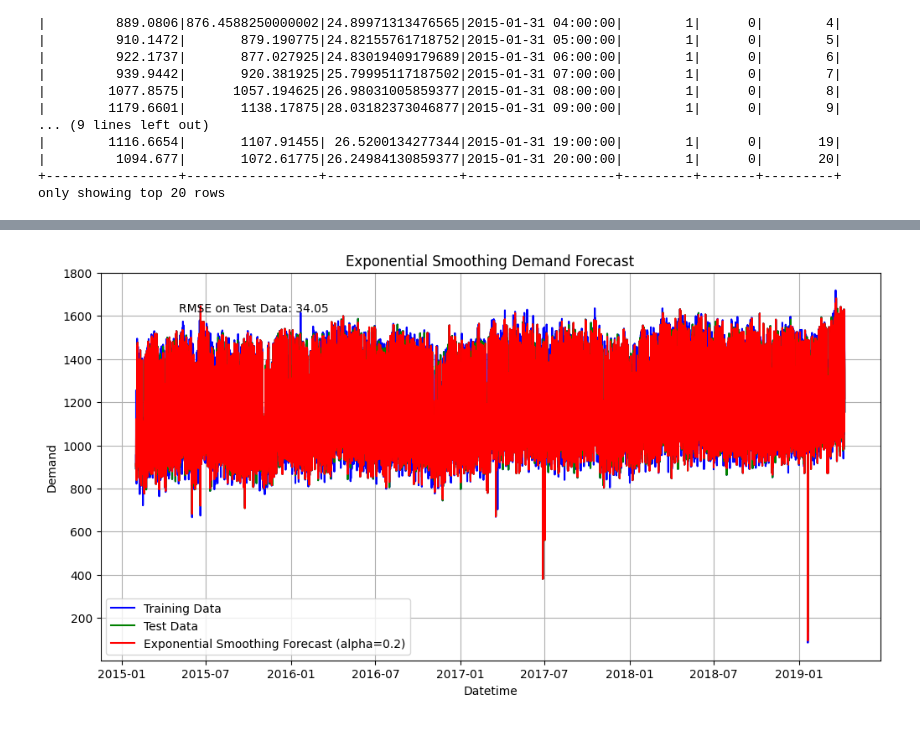
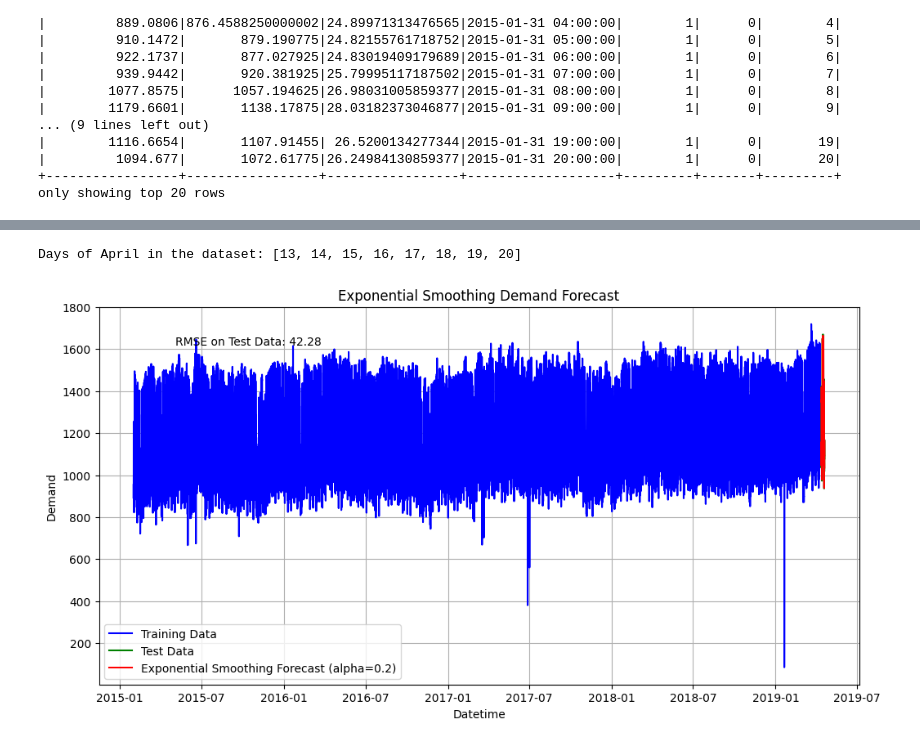
Before and after one commit to jvestell/JTXBigData, a Jupyter notebook: custom_algorithms_spark.ipynb, the cells around one changed output, grey strips where cells are left out. Drawn from its saved outputs; the diff is of its cells as text; code cells hidden in the pictures.

```diff
--- a/custom_algorithms_spark.ipynb
+++ b/custom_algorithms_spark.ipynb
@@ -1,6 +1,5 @@
 # %%
 from pymongo import MongoClient
-import pandas as pd
 from pyspark.sql import SparkSession
 from bson import ObjectId
 
@@ -9,16 +8,18 @@ client = MongoClient('mongodb+srv://JTXBigData:pJRAyKW9QnqE7B1G@jtxbigdatacluste
 db = client['JTXBigDataCluster']
 collection = db['training-flattened']
 
-# Retrieve data from MongoDB
-mongo_data = [{k:str(v) if isinstance(v, ObjectId) else v for k, v in doc.items()} for doc in collection.find()]
+# Initialize Spark Session
+spark = SparkSession.builder.appName("MongoDBToSpark").getOrCreate()
 
-rdd=spark.sparkContext.parallelize(mongo_data)
+# Retrieve data from MongoDB and remove _id field
+mongo_data = [{k: str(v) if isinstance(v, ObjectId) else v for k, v in doc.items() if k != '_id'} for doc in collection.find()]
 
+# Convert list of dictionaries to RDD
+rdd = spark.sparkContext.parallelize(mongo_data)
 
-# Convert Pandas DataFrame to Spark DataFrame
+# Convert RDD to Spark DataFrame
 spark_df = spark.createDataFrame(rdd)
 
-spark_df = spark_df.drop('_id')
 # Show the Spark DataFrame
 spark_df.show()
 # %% [output]
@@ -39,3 +40,14 @@ spark_df.show()
 |         1094.677|       1072.61775|26.24984130859377|2015-01-31 20:00:00|        1|      0|       20|
 +-----------------+-----------------+-----------------+-------------------+---------+-------+---------+
 only showing top 20 rows
+# %%
+# Reading Excel file into a pandas DataFrame
+pandas_test_df = pd.read_excel("./data/test_dataframes.xlsx")
+# List of columns you want to keep
+columns_to_keep = ["datetime", "DEMAND", "MA_X-4", "holiday", "dayOfWeek", "hourOfDay", "T2M_toc"]
+
+# Drop all other columns except the ones specified in 'columns_to_keep'
+pandas_test_df = pandas_test_df[columns_to_keep]
+# %%
+# Convert the Pandas DataFrame to a Spark DataFrame
+spark_test_df = spark.createDataFrame(pandas_test_df)
@@ -42,3 +74,23 @@ only showing top 20 rows
+# %%
+from pyspark.sql.functions import dayofmonth, to_date, collect_list
+from pyspark.sql.functions import month
+
+# Convert the 'datetime' column to date type and then extract the day
+spark_test_df_with_day = spark_test_df.withColumn('day', dayofmonth(to_date('datetime')))
+
+# Filter for the month of April (04) if your datetime is a Timestamp type; adjust accordingly if not
+spark_test_df_with_day = spark_test_df_with_day.filter(month('datetime') == 4)
+
+# Collect distinct days
+distinct_days = spark_test_df_with_day.select('day').distinct().collect()
+
+# Convert to Python list and sort it
+distinct_days_list = sorted([row.day for row in distinct_days])
+
+# Print the list of unique days
+print("Days of April in the dataset:", distinct_days_list)
+# %% [output]
+Days of April in the dataset: [13, 14, 15, 16, 17, 18, 19, 20]
 # %%
 from pyspark.sql import SparkSession
 from pyspark.sql import Window
@@ -46,42 +98,50 @@ from pyspark.sql.functions import lag, col
 from sklearn.metrics import mean_squared_error
 import numpy as np
 import matplotlib.pyplot as plt
-
-# Initialize Spark Session
-spark = SparkSession.builder.appName("ExponentialSmoothingForecast").getOrCreate()
 
 # Assuming 'spark_df' contains the DataFrame with columns: ['datetime', 'DEMAND']
 alpha = 0.2
 
 # Calculate the exponential smoothing forecast using Spark functions
 windowSpec = Window.orderBy('datetime')
 demand_with_previous = spark_df.withColumn('prev_demand', lag(col('DEMAND')).over(windowSpec))
 demand_with_forecast = demand_with_previous.withColumn(
     'Exponential_Forecast', alpha * col('DEMAND') + (1 - alpha) * col('prev_demand')
 )
 
 # Drop rows with missing values in the forecast column
 demand_with_forecast = demand_with_forecast.na.drop(subset=["Exponential_Forecast"])
 
-# Split the data into training and testing sets
-(train_df, test_df) = demand_with_forecast.randomSplit([0.8, 0.2], seed=123)
+# Assuming 'spark_test_df' contains the DataFrame with columns: ['datetime', 'DEMAND']
+# Calculate the exponential smoothing forecast for the test data
+test_demand_with_previous = spark_test_df.withColumn('prev_demand', lag(col('DEMAND')).over(windowSpec))
+test_demand_with_forecast = test_demand_with_previous.withColumn(
+    'Exponential_Forecast', alpha * col('DEMAND') + (1 - alpha) * col('prev_demand')
+)
+
+# Drop rows with missing values in the forecast column for the test data
+test_demand_with_forecast = test_demand_with_forecast.na.drop(subset=["Exponential_Forecast"])
+
+# Convert Spark DataFrames to Pandas for plotting
+demand_forecast_pd_train = demand_with_forecast.toPandas()
+demand_forecast_pd_test = test_demand_with_forecast.toPandas()
 
 # Sort Pandas DataFrames by datetime for proper plotting
 demand_forecast_pd_train.sort_values('datetime', inplace=True)
 demand_forecast_pd_test.sort_values('datetime', inplace=True)
 
 # Plotting the exponential smoothing forecast
 plt.figure(figsize=(12, 6))
 plt.plot(demand_forecast_pd_train['datetime'], demand_forecast_pd_train['DEMAND'], label='Training Data', color='blue')
 plt.plot(demand_forecast_pd_test['datetime'], demand_forecast_pd_test['DEMAND'], label='Test Data', color='green')
 plt.plot(demand_forecast_pd_test['datetime'], demand_forecast_pd_test['Exponential_Forecast'],
          label=f'Exponential Smoothing Forecast (alpha={alpha})', color='red')
 plt.xlabel('Datetime')
 plt.ylabel('Demand')
 plt.legend()
 plt.title('Exponential Smoothing Demand Forecast')
 plt.grid()
 plt.text(0.1, 0.9, f'RMSE on Test Data: {exponential_rmse:.2f}', transform=plt.gca().transAxes)  # Display RMSE on the plot
 plt.show()
 # %% [output]
-[figure, old version]
+[figure, new version]
```
Also changed, not shown: parts of 1 cell of this notebook.
